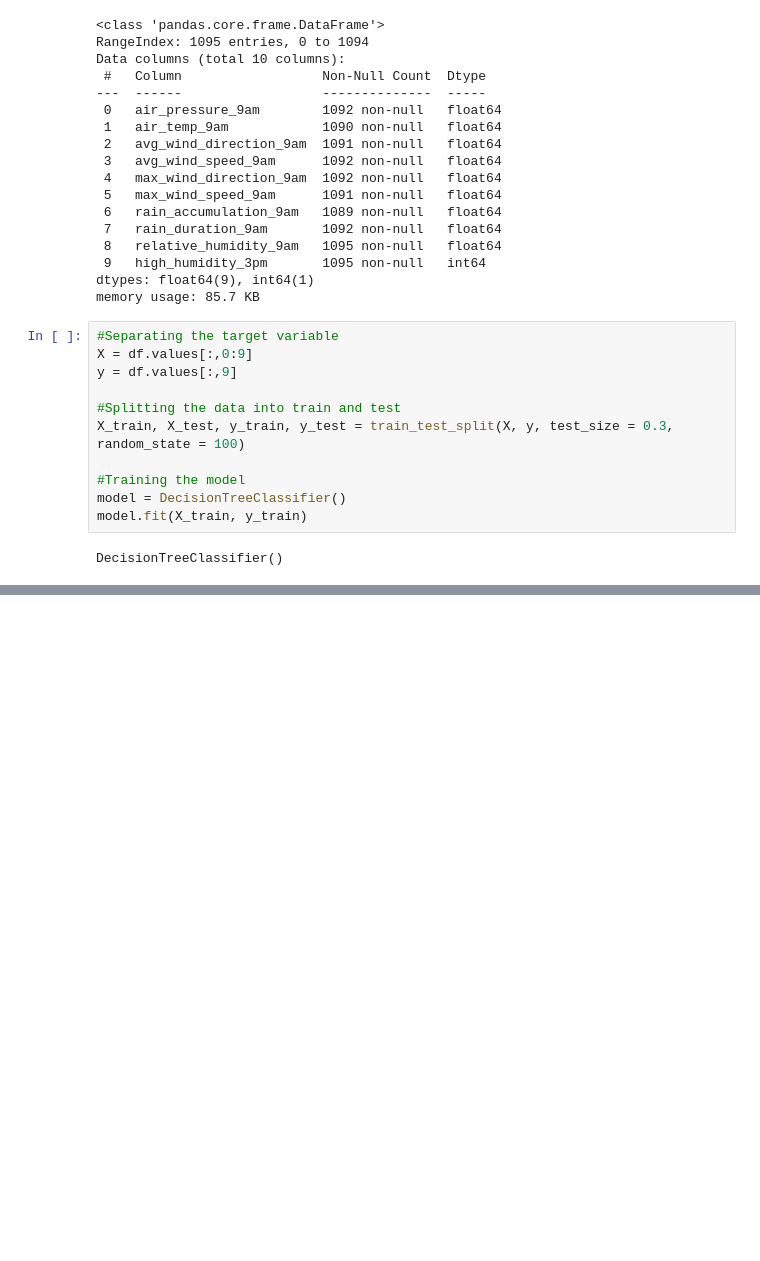
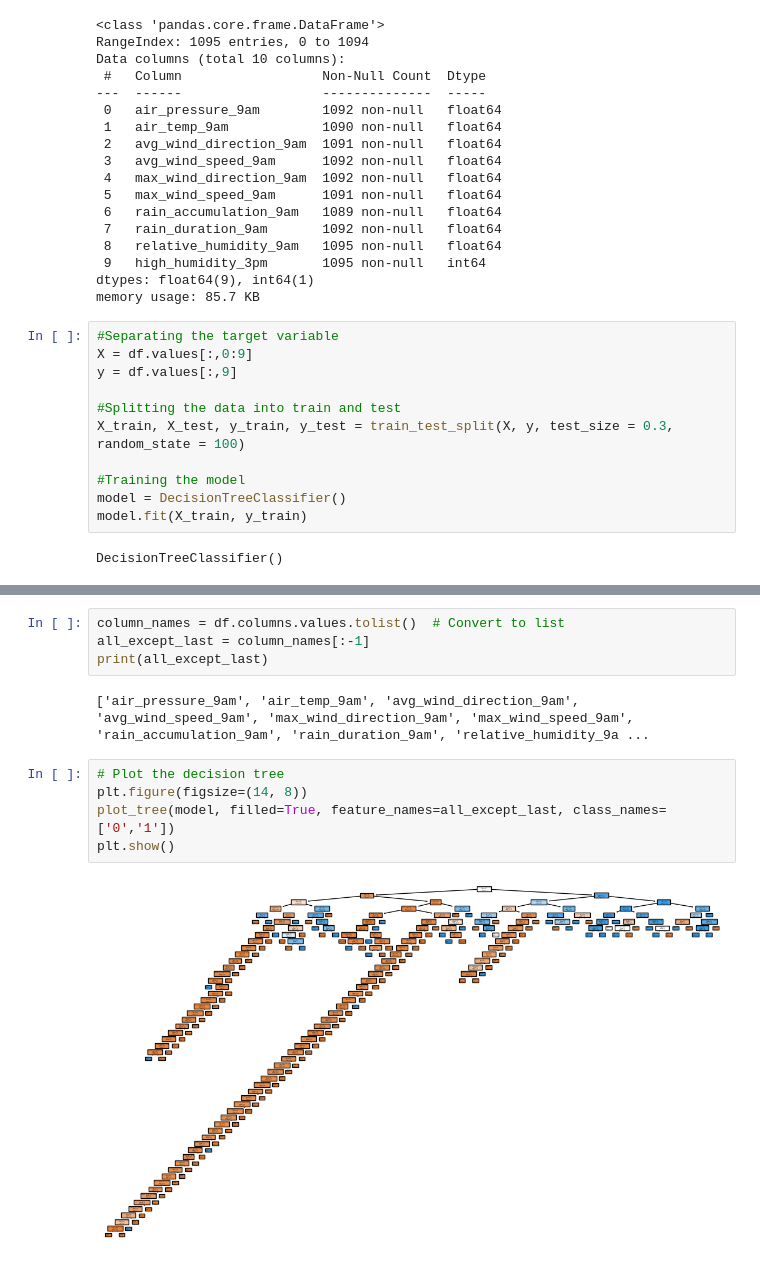
Before and after one commit to Mephistoe/Practising-ML, a Jupyter notebook: Decision_tree_practise.ipynb, the cells around one changed output, grey strips where cells are left out. Saved outputs shown, nothing was run; the diff lists cells and outputs as text; blank space fills up the shorter version.

```diff
--- a/Decision_tree_practise.ipynb
+++ b/Decision_tree_practise.ipynb
@@ -85,0 +87,13 @@ Model Accuracy is 87.54%
+# %%
+column_names = df.columns.values.tolist()  # Convert to list
+all_except_last = column_names[:-1]
+print(all_except_last)
+# %% [output]
+['air_pressure_9am', 'air_temp_9am', 'avg_wind_direction_9am', 'avg_wind_speed_9am', 'max_wind_direction_9am', 'max_wind_speed_9am', 'rain_accumulation_9am', 'rain_duration_9am', 'relative_humidity_9a ...
+# %%
+# Plot the decision tree
+plt.figure(figsize=(14, 8))
+plot_tree(model, filled=True, feature_names=all_except_last, class_names=['0','1'])
+plt.show()
+# %% [output]
+[figure, added]
```
Also changed, not shown: parts of 3 cells of this notebook.
